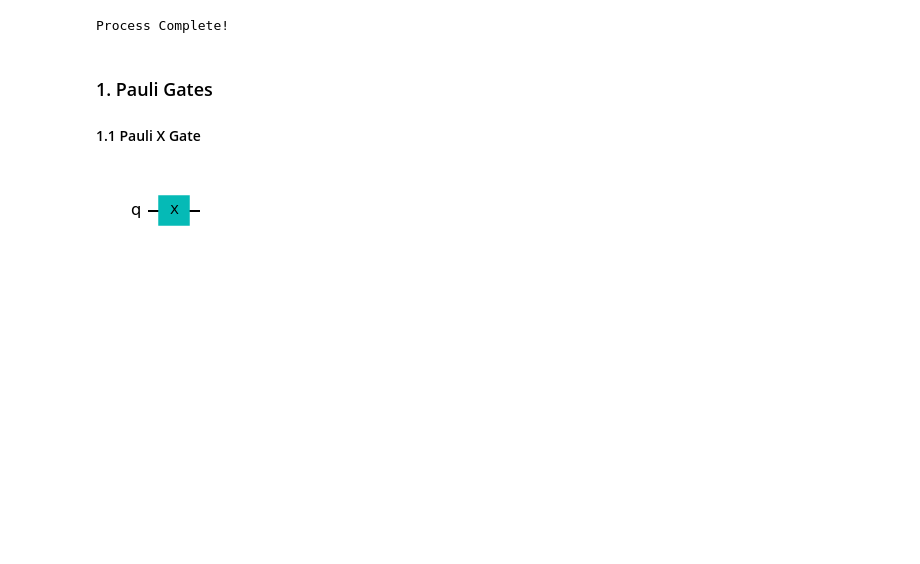
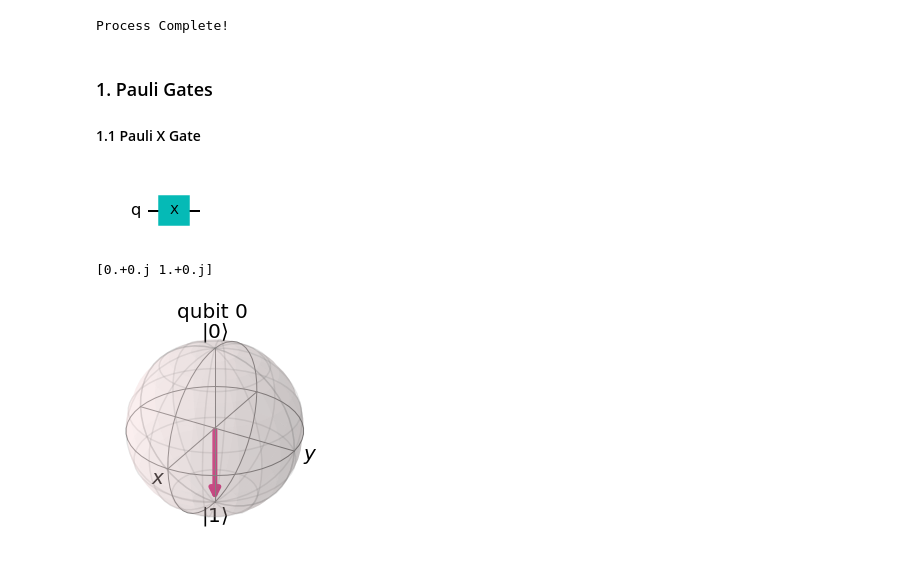
Before and after one commit to Chasmiccoder/IBM-Quantum-Challenges, a Jupyter notebook: Qiskit-Textbook/p03_Single_Qubit_Gates.ipynb, the cells around one changed output. Drawn from its saved outputs; the diff is of its cells as text; code cells hidden in the pictures; blank space fills up the shorter version.

```diff
--- a/Qiskit-Textbook/p03_Single_Qubit_Gates.ipynb
+++ b/Qiskit-Textbook/p03_Single_Qubit_Gates.ipynb
@@ -22,3 +22,13 @@ qc.x(0)
 qc.draw(output='mpl')
 # %% [output]
 [figure]
+# %%
+qc.save_statevector()
+qc = transpile(qc, sim)
+result = sim.run(qc).result()
+out_state = result.get_statevector()
+print(out_state)
+plot_bloch_multivector(out_state)
+# %% [output]
+[0.+0.j 1.+0.j]
+[figure, added]
```
Also changed, not shown: parts of 1 cell of this notebook.
